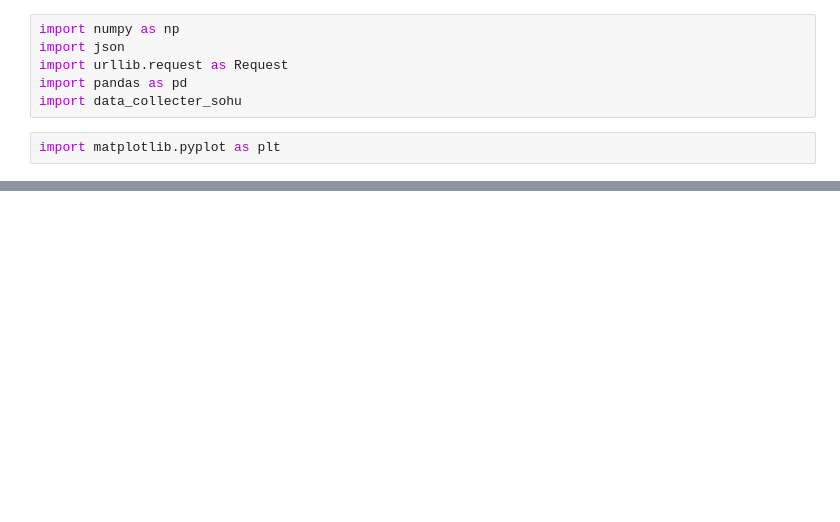
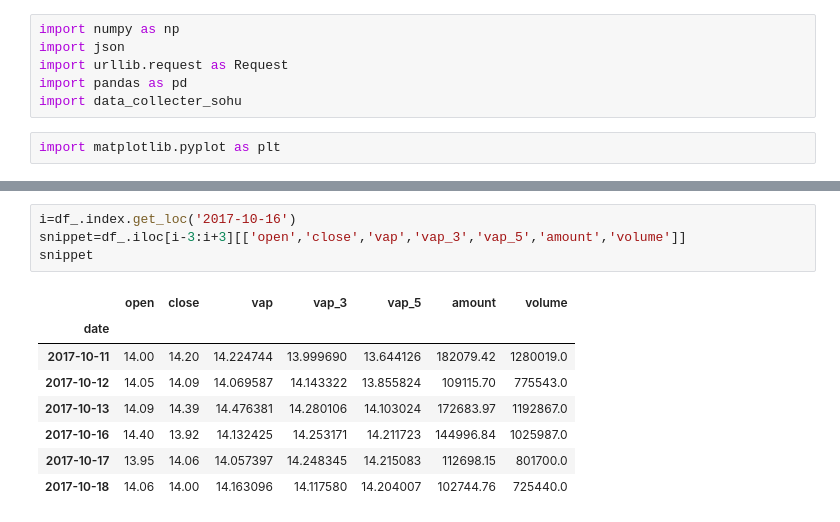
Before and after one commit to lasite/ML_stock, a Jupyter notebook: data analyze.ipynb, the cells around one changed output, grey strips where cells are left out. Saved outputs shown, nothing was run; the diff lists cells and outputs as text; blank space fills up the shorter version.

```diff
--- a/data analyze.ipynb
+++ b/data analyze.ipynb
@@ -55,0 +80,13 @@ id(df.loc[:,'close'])
+# %%
+i=df_.index.get_loc('2017-10-16')
+snippet=df_.iloc[i-3:i+3][['open','close','vap','vap_3','vap_5','amount','volume']]
+snippet
+# %% [output]
+|  | open | close | vap | vap_3 | vap_5 | amount | volume |
+| date |  |  |  |  |  |  |  |
+| 2017-10-11 | 14.00 | 14.20 | 14.224744 | 13.999690 | 13.644126 | 182079.42 | 1280019.0 |
+| 2017-10-12 | 14.05 | 14.09 | 14.069587 | 14.143322 | 13.855824 | 109115.70 | 775543.0 |
+| 2017-10-13 | 14.09 | 14.39 | 14.476381 | 14.280106 | 14.103024 | 172683.97 | 1192867.0 |
+| 2017-10-16 | 14.40 | 13.92 | 14.132425 | 14.253171 | 14.211723 | 144996.84 | 1025987.0 |
+| 2017-10-17 | 13.95 | 14.06 | 14.057397 | 14.248345 | 14.215083 | 112698.15 | 801700.0 |
+| 2017-10-18 | 14.06 | 14.00 | 14.163096 | 14.117580 | 14.204007 | 102744.76 | 725440.0 |
```
Also changed, not shown: parts of 9 cells of this notebook, 1 other file.
